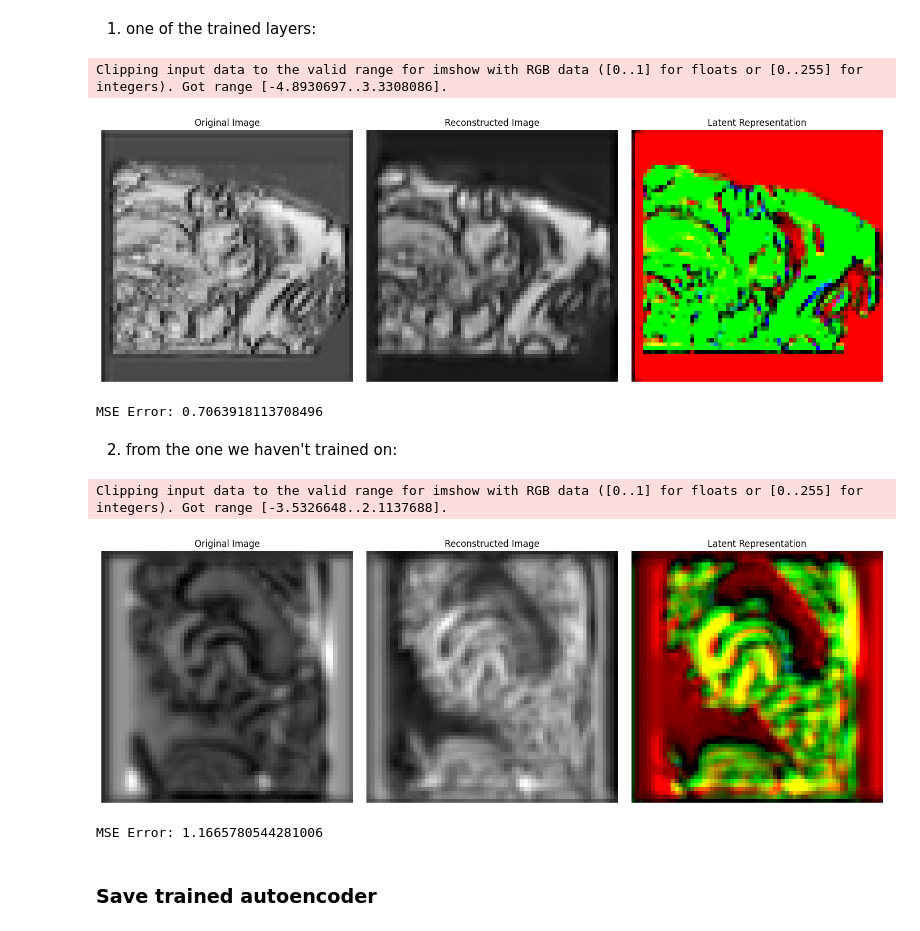
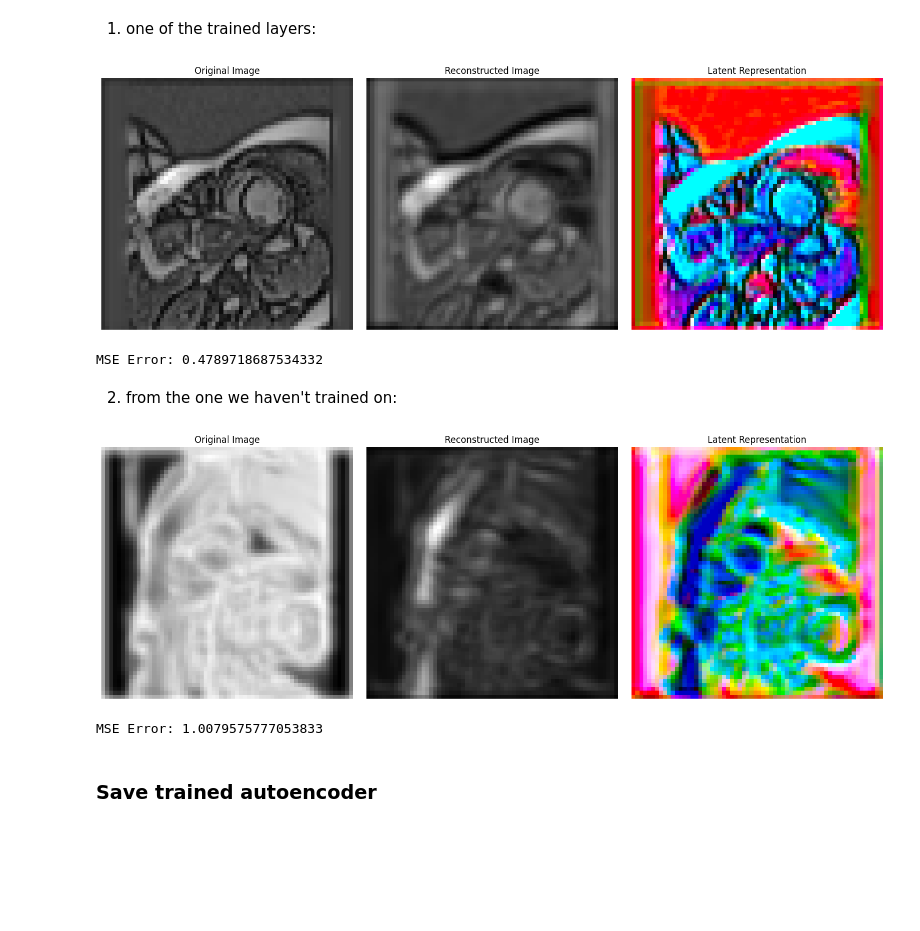
Before and after one commit to kel16/MedImSeg-Lab24, a Jupyter notebook: src/dimensionality_reduction/modified_autoencoder_train.ipynb, the cells around one changed output. Drawn from its saved outputs; the diff is of its cells as text; code cells hidden in the pictures; blank space fills up the shorter version.

```diff
--- a/src/dimensionality_reduction/modified_autoencoder_train.ipynb
+++ b/src/dimensionality_reduction/modified_autoencoder_train.ipynb
@@ -242,18 +200,17 @@ Let's examine MSEs of some samples from different layers...
 1. one of the trained layers:
 # %%
 layer_samples_new = wrapper.layer_activations['model.model.1.submodule.0.conv.unit0.adn.A']
-selected_sample_new = layer_samples_new[17]
+selected_sample_new = layer_samples_new[15]
 latent_new, reconstructed_new = autoencoder(selected_sample_new)
 
 original_np_new = selected_sample_new.detach().numpy()
 latent_np_new = latent_new.detach().numpy()
 reconstructed_np_new = reconstructed_new.detach().numpy()
-plot_results(original_np_new, reconstructed_np_new, latent_np_new)
+layer_visualizer.plot(original_np_new, reconstructed_np_new, latent_np_new)
 print_image_error(selected_sample_new, reconstructed_new)
 # %% [output]
+[figure, new version]
-Clipping input data to the valid range for imshow with RGB data ([0..1] for floats or [0..255] for integers). Got range [-4.8930697..3.3308086].
+MSE Error: 0.4789718687534332
-[figure, old version]
-MSE Error: 0.7063918113708496
 # %% [markdown]
 2. from the one we haven't trained on:
 # %%
@@ -263,12 +220,11 @@ original_np_new = selected_sample_new.detach().numpy()
 latent_new, reconstructed_new = autoencoder(selected_sample_new)
 latent_np_new = latent_new.detach().numpy()
 reconstructed_np_new = reconstructed_new.detach().numpy()
-plot_results(original_np_new, reconstructed_np_new, latent_np_new)
+layer_visualizer.plot(original_np_new, reconstructed_np_new, latent_np_new)
 print_image_error(selected_sample_new, reconstructed_new)
 # %% [output]
+[figure, new version]
-Clipping input data to the valid range for imshow with RGB data ([0..1] for floats or [0..255] for integers). Got range [-3.5326648..2.1137688].
+MSE Error: 1.0079575777053833
-[figure, old version]
-MSE Error: 1.1665780544281006
 # %% [markdown]
 ### Save trained autoencoder
 # %%
```
Also changed, not shown: parts of 14 cells of this notebook, 3 other files.
